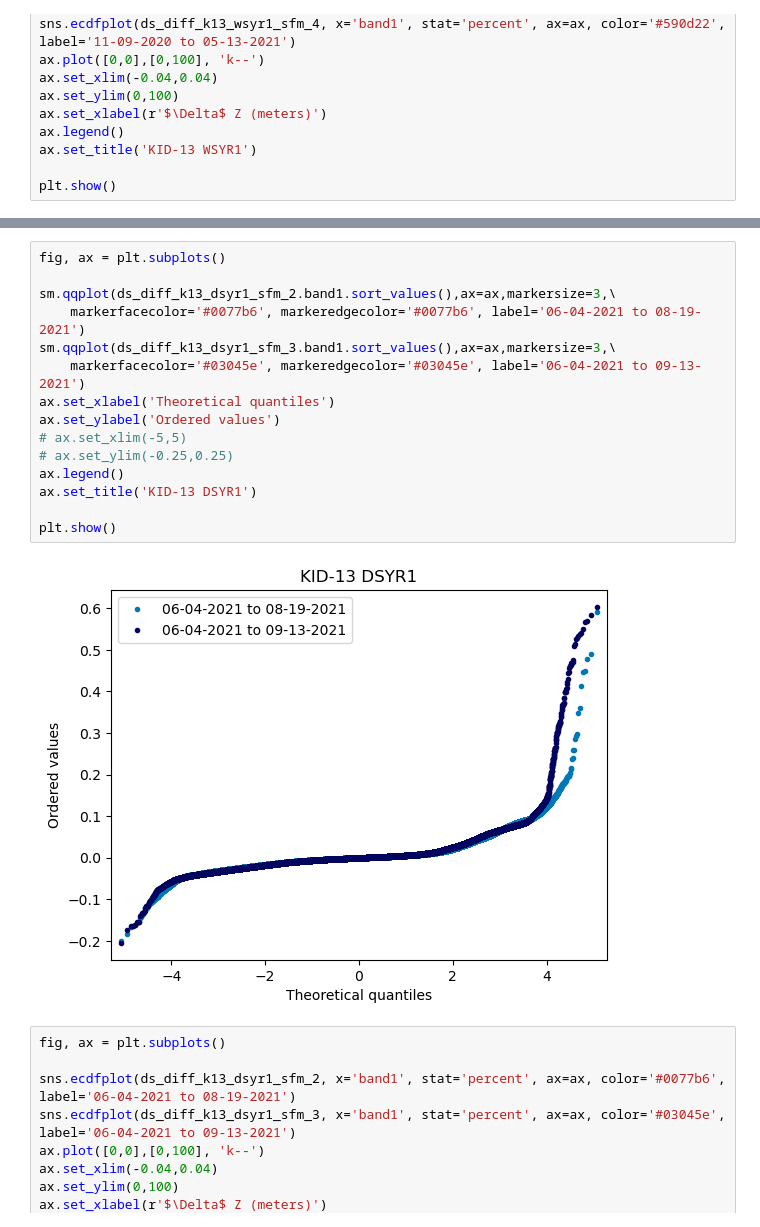
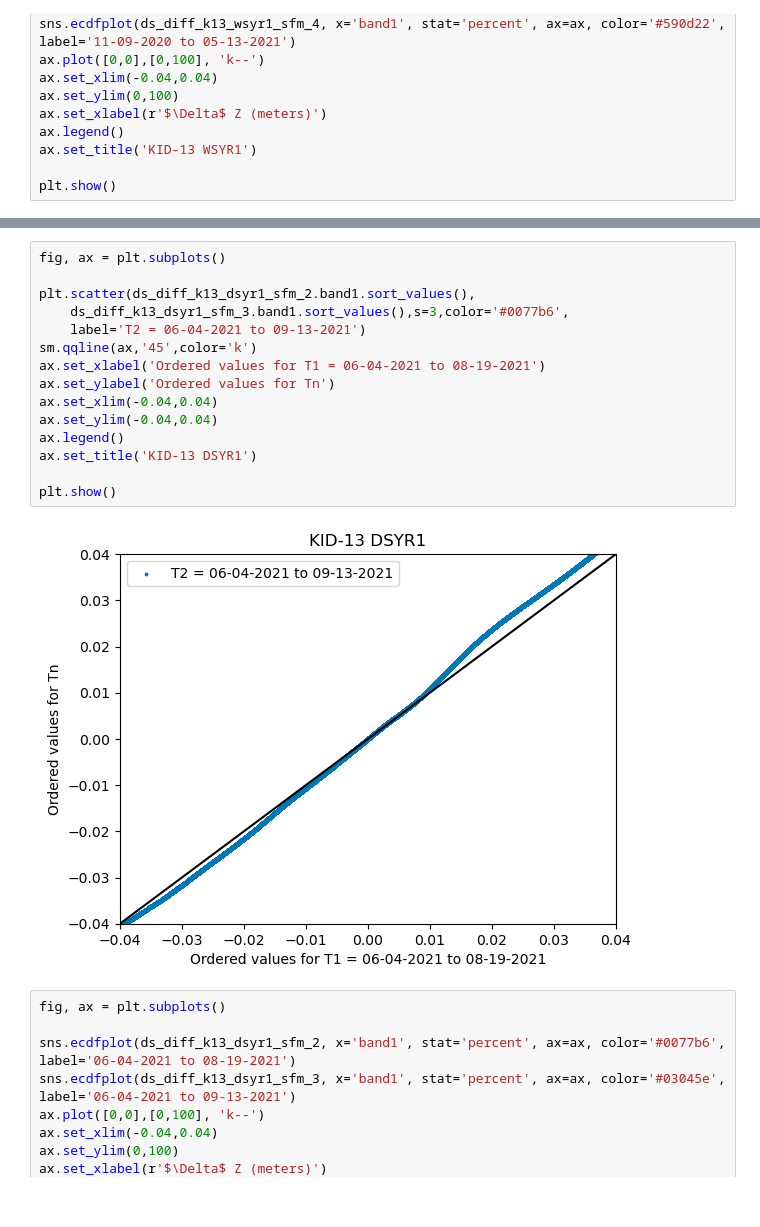
Before and after one commit to amanaster2/micro_diff, a Jupyter notebook: notebooks/stats.ipynb, the cells around one changed output, grey strips where cells are left out. Saved outputs shown, nothing was run; the diff lists cells and outputs as text.

```diff
--- a/notebooks/stats.ipynb
+++ b/notebooks/stats.ipynb
@@ -90,20 +138,20 @@ ds_diff_k13_dsyr1_sfm_3.drop(axis=1, labels=['time','spatial_ref'],inplace=True)
 # %%
 fig, ax = plt.subplots()
 
-sm.qqplot(ds_diff_k13_dsyr1_sfm_2.band1.sort_values(),ax=ax,markersize=3,\
-    markerfacecolor='#0077b6', markeredgecolor='#0077b6', label='06-04-2021 to 08-19-2021')
-sm.qqplot(ds_diff_k13_dsyr1_sfm_3.band1.sort_values(),ax=ax,markersize=3,\
-    markerfacecolor='#03045e', markeredgecolor='#03045e', label='06-04-2021 to 09-13-2021')
-ax.set_xlabel('Theoretical quantiles')
-ax.set_ylabel('Ordered values')
-# ax.set_xlim(-5,5)
-# ax.set_ylim(-0.25,0.25)
+plt.scatter(ds_diff_k13_dsyr1_sfm_2.band1.sort_values(),
+    ds_diff_k13_dsyr1_sfm_3.band1.sort_values(),s=3,color='#0077b6',
+    label='T2 = 06-04-2021 to 09-13-2021')
+sm.qqline(ax,'45',color='k')
+ax.set_xlabel('Ordered values for T1 = 06-04-2021 to 08-19-2021')
+ax.set_ylabel('Ordered values for Tn')
+ax.set_xlim(-0.04,0.04)
+ax.set_ylim(-0.04,0.04)
 ax.legend()
 ax.set_title('KID-13 DSYR1')
 
 plt.show()
 # %% [output]
-[figure, old version]
+[figure, new version]
 # %%
 fig, ax = plt.subplots()
 
```
Also changed, not shown: parts of 17 cells of this notebook.
